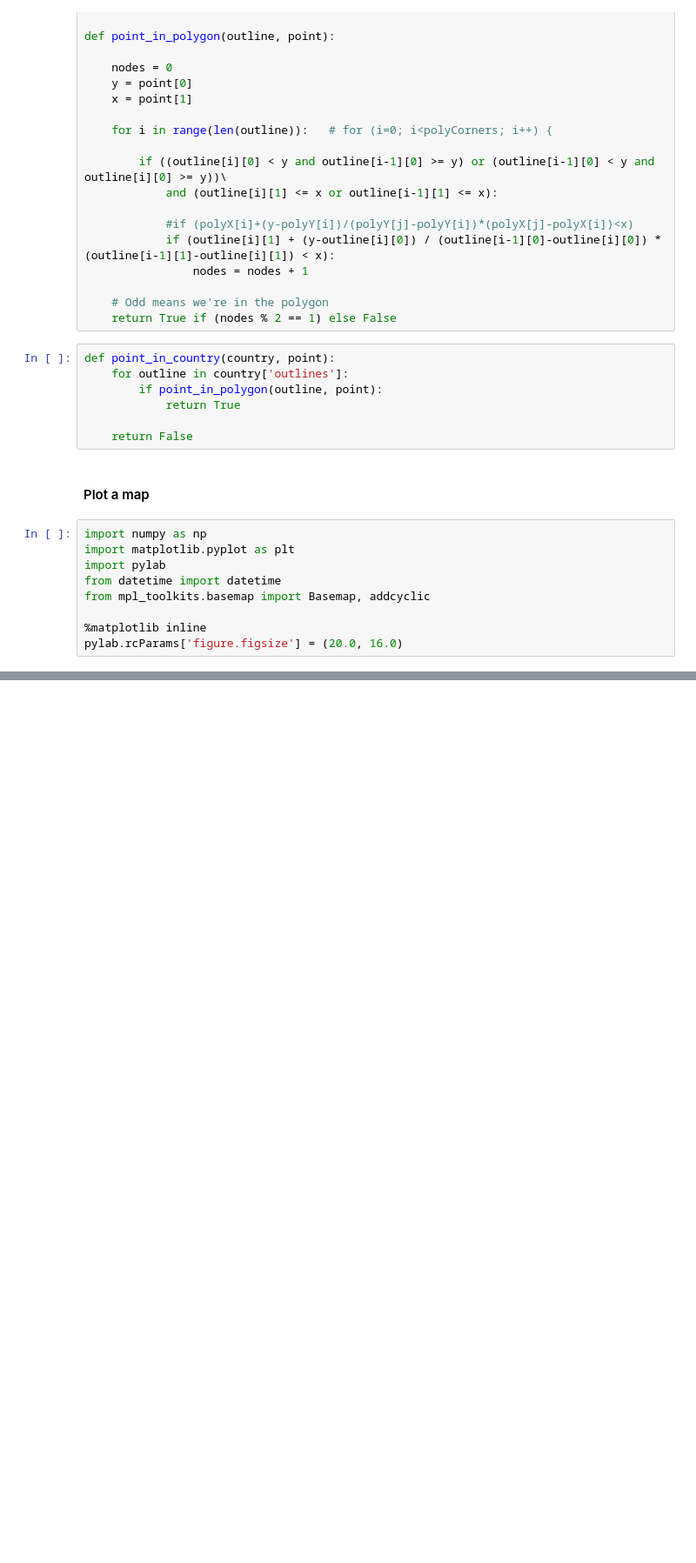
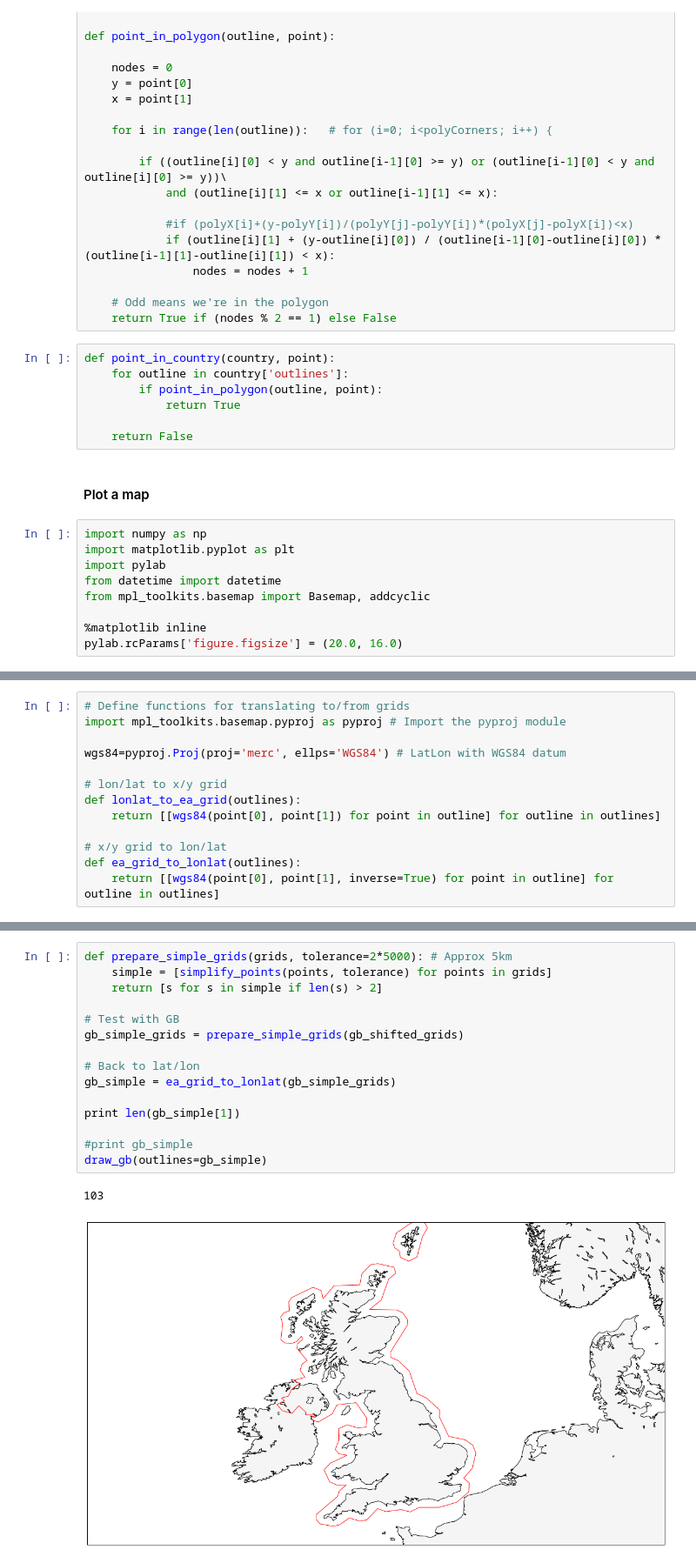
Before and after one commit to bristol-seds/pico-tracker, a Jupyter notebook: sim/geofence/geofence.ipynb, the cells around one changed output, grey strips where cells are left out. Shown at 87% size. Cells and saved outputs as stored; diff of their text form; blank space fills up the shorter version.

```diff
--- a/sim/geofence/geofence.ipynb
+++ b/sim/geofence/geofence.ipynb
@@ -352,0 +393,13 @@ United Kingdom 23
+# %%
+# Define functions for translating to/from grids
+import mpl_toolkits.basemap.pyproj as pyproj # Import the pyproj module
+
+wgs84=pyproj.Proj(proj='merc', ellps='WGS84') # LatLon with WGS84 datum
+
+# lon/lat to x/y grid
+def lonlat_to_ea_grid(outlines):
+    return [[wgs84(point[0], point[1]) for point in outline] for outline in outlines]
+
+# x/y grid to lon/lat
+def ea_grid_to_lonlat(outlines):
+    return [[wgs84(point[0], point[1], inverse=True) for point in outline] for outline in outlines]
@@ -352,0 +564,18 @@ United Kingdom 23
+# %%
+def prepare_simple_grids(grids, tolerance=2*5000): # Approx 5km
+    simple = [simplify_points(points, tolerance) for points in grids]
+    return [s for s in simple if len(s) > 2]
+
+# Test with GB
+gb_simple_grids = prepare_simple_grids(gb_shifted_grids)
+
+# Back to lat/lon
+gb_simple = ea_grid_to_lonlat(gb_simple_grids)
+
+print len(gb_simple[1])
+
+#print gb_simple
+draw_gb(outlines=gb_simple)
+# %% [output]
+103
+[figure, added]
```
Also changed, not shown: parts of 49 cells of this notebook, 6 other files.
